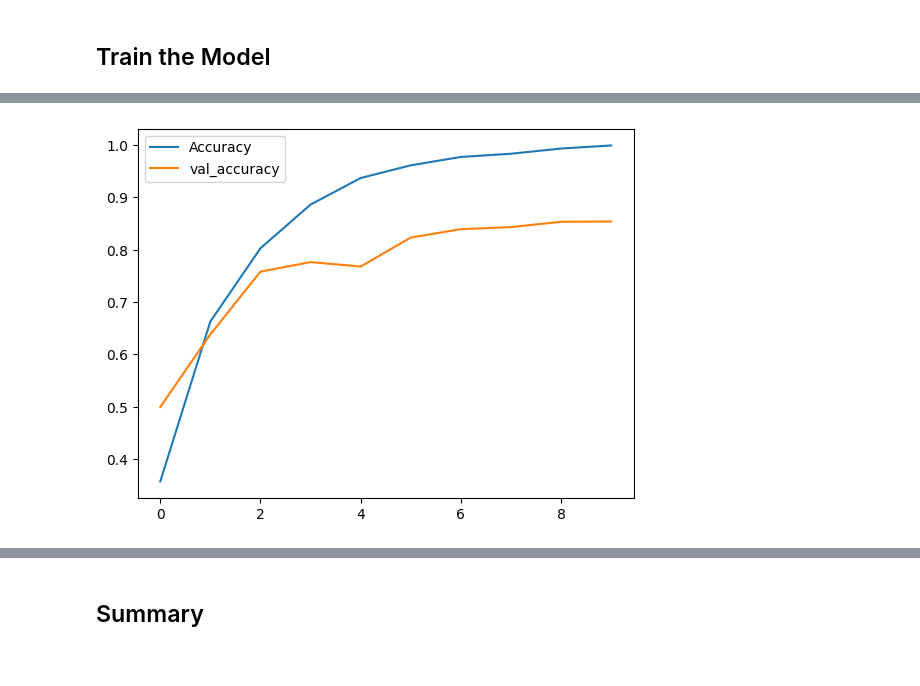
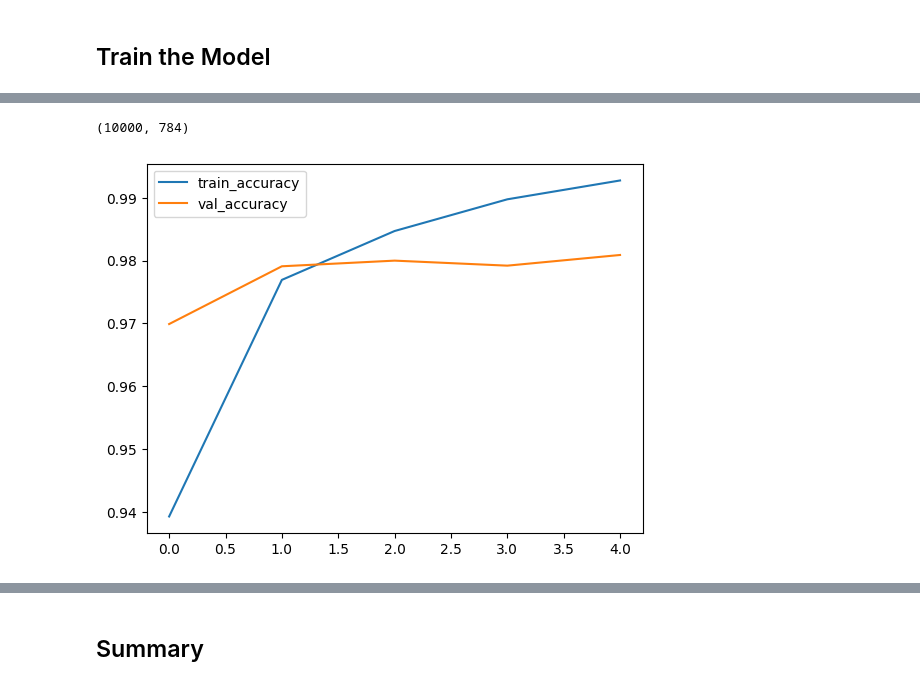
Before and after one commit to toshimzt/AI-in-AG-conference-Workshop-4-15, a Jupyter notebook: Machine Learning Fundamentals MNIST.ipynb, the cells around one changed output, grey strips where cells are left out. Cells and saved outputs as stored; diff of their text form; code cells hidden in the pictures.

```diff
--- a/Machine Learning Fundamentals MNIST.ipynb
+++ b/Machine Learning Fundamentals MNIST.ipynb
@@ -110,3 +49,0 @@ We would like to store our training and validation images in `x_train` and `x_va
-# %%
-x_train = train_df.drop(['label'],axis=1).values
-x_valid = valid_df.drop(['label'],axis=1).values
@@ -137,10 +49,0 @@ y_valid.shape
-# %%
-from keras.datasets import mnist     # MNIST dataset is included in Keras
-
-# The MNIST data is split between 60,000 28 x 28 pixel training images and 10,000 28 x 28 pixel images
-(x_train, y_train), (x_test, y_test) = mnist.load_data()
-
-print("X_train shape", X_train.shape)
-print("y_train shape", y_train.shape)
-print("X_test shape", X_test.shape)
-print("y_test shape", y_test.shape)
@@ -222,3 +107,6 @@ for i in range(num_images):
+# %%
+x_train=x_train.reshape(-1,784)
+x_valid=x_valid.reshape(-1,784)
 # %% [markdown]
 In deep learning, it is common that data needs to be transformed to be in the ideal state for training. For this particular image classification problem, there are 3 tasks we should perform with the data in preparation for training:
 1. Flatten the image data, to simplify the image input into the model
@@ -397,5 +274,5 @@ model.compile(loss="binary_crossentropy", metrics=['accuracy'])
 # %% [markdown]
 ## Train the Model
 # %%
-history=model.fit(x_train, y_train, epochs=10, verbose=1, validation_data=(x_valid, y_valid))
+history=model.fit(x_train, y_train, epochs=5, verbose=1, validation_data=(x_valid, y_valid))
 # %% [output]
@@ -422,8 +289,12 @@ Epoch 10/10
+# %%
+x_valid.shape
+# %% [output]
+(10000, 784)
 # %%
 metrics = history.history
 plt.plot(history.epoch, metrics['accuracy'], metrics['val_accuracy'])
-plt.legend(['Accuracy', 'val_accuracy'])
+plt.legend(['train_accuracy', 'val_accuracy'])
 plt.show()
 # %% [output]
-[figure, old version]
+[figure, new version]
 # %%
```
Also changed, not shown: parts of 58 cells of this notebook.
